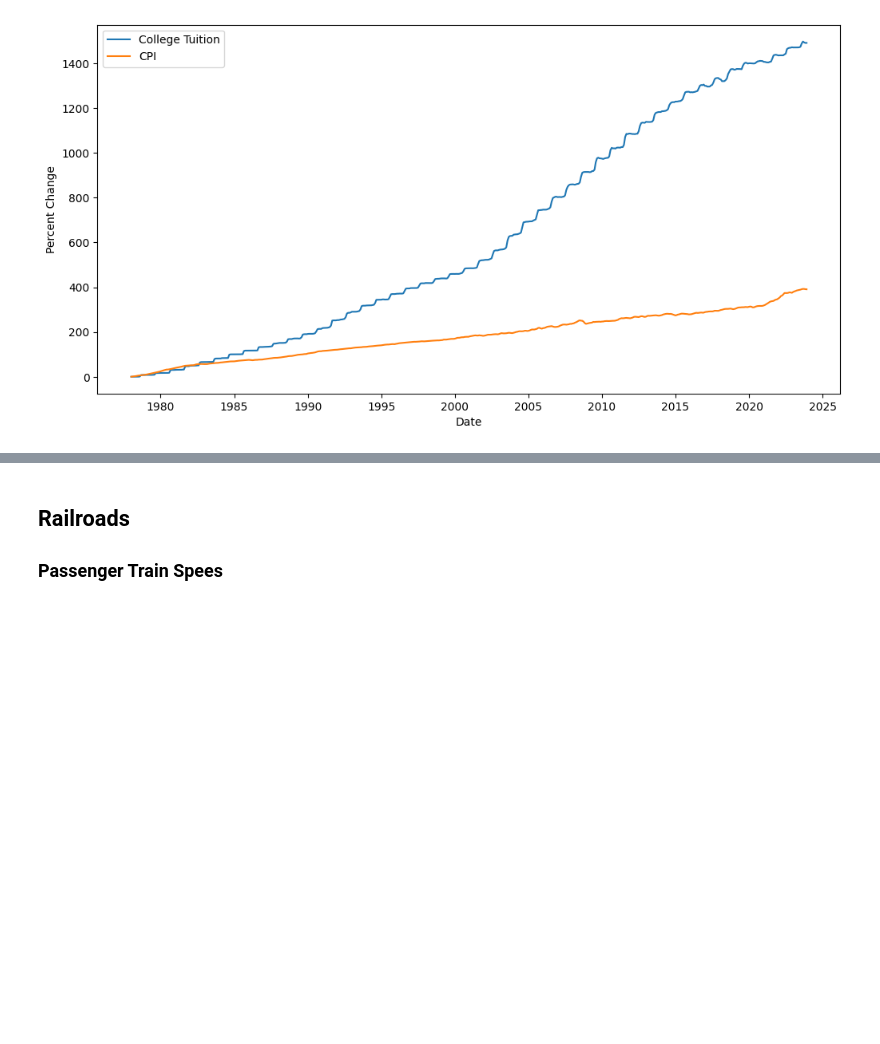
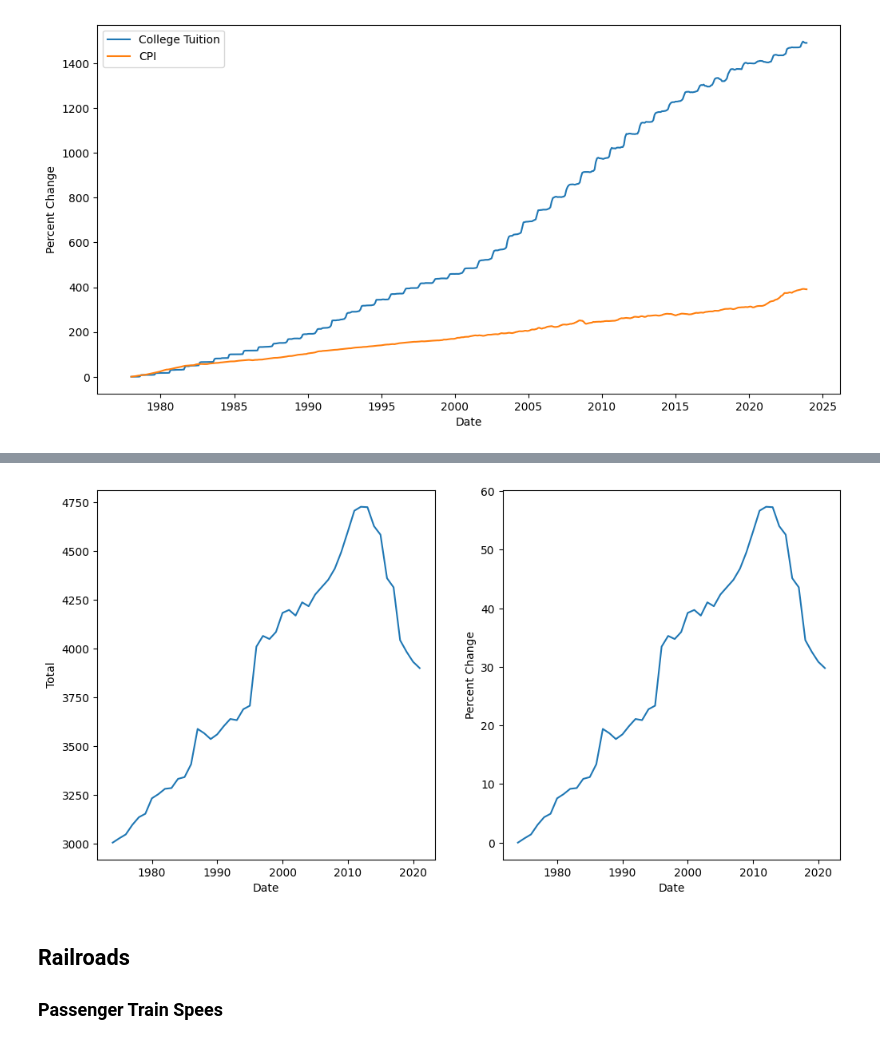
Before and after one commit to jordanott/BackToTheFuture, a Jupyter notebook: notebooks/government.ipynb, the cells around one changed output, grey strips where cells are left out. Saved outputs shown, nothing was run; the diff lists cells and outputs as text; code cells hidden in the pictures; blank space fills up the shorter version.

Commit message:
Format helper; plotting

```diff
--- a/notebooks/government.ipynb
+++ b/notebooks/government.ipynb
@@ -198,3 +219,19 @@ sns.lineplot(x="Date", y="Percent Change", data=cpi_relative_to_1978, label="CPI
+# %%
+secondary_institutions = pd.read_excel("../raw_data/government/post_secondary_institutions.xlsx", header=3)
+
+secondary_institutions["Year"] = secondary_institutions["Year"].apply(lambda x: x.split("-")[0])
+secondary_institutions["Date"] = pd.to_datetime(secondary_institutions["Year"], format='%Y')
+secondary_institutions = secondary_institutions.sort_values(by="Date").reset_index(drop=True)
+# %%
+secondary_institutions = helper.percent_change_relative_to(secondary_institutions, "1974-01-01", "Total")
+
+plt.subplot(1, 2, 1)
+sns.lineplot(x="Date", y="Total", data=secondary_institutions)
+
+plt.subplot(1, 2, 2)
+sns.lineplot(x="Date", y="Percent Change", data=secondary_institutions);
+# %% [output]
+[figure, added]
 # %% [markdown]
 ## Railroads
 ### Passenger Train Spees
```
Also changed, not shown: parts of 12 cells of this notebook, 1 other file.
